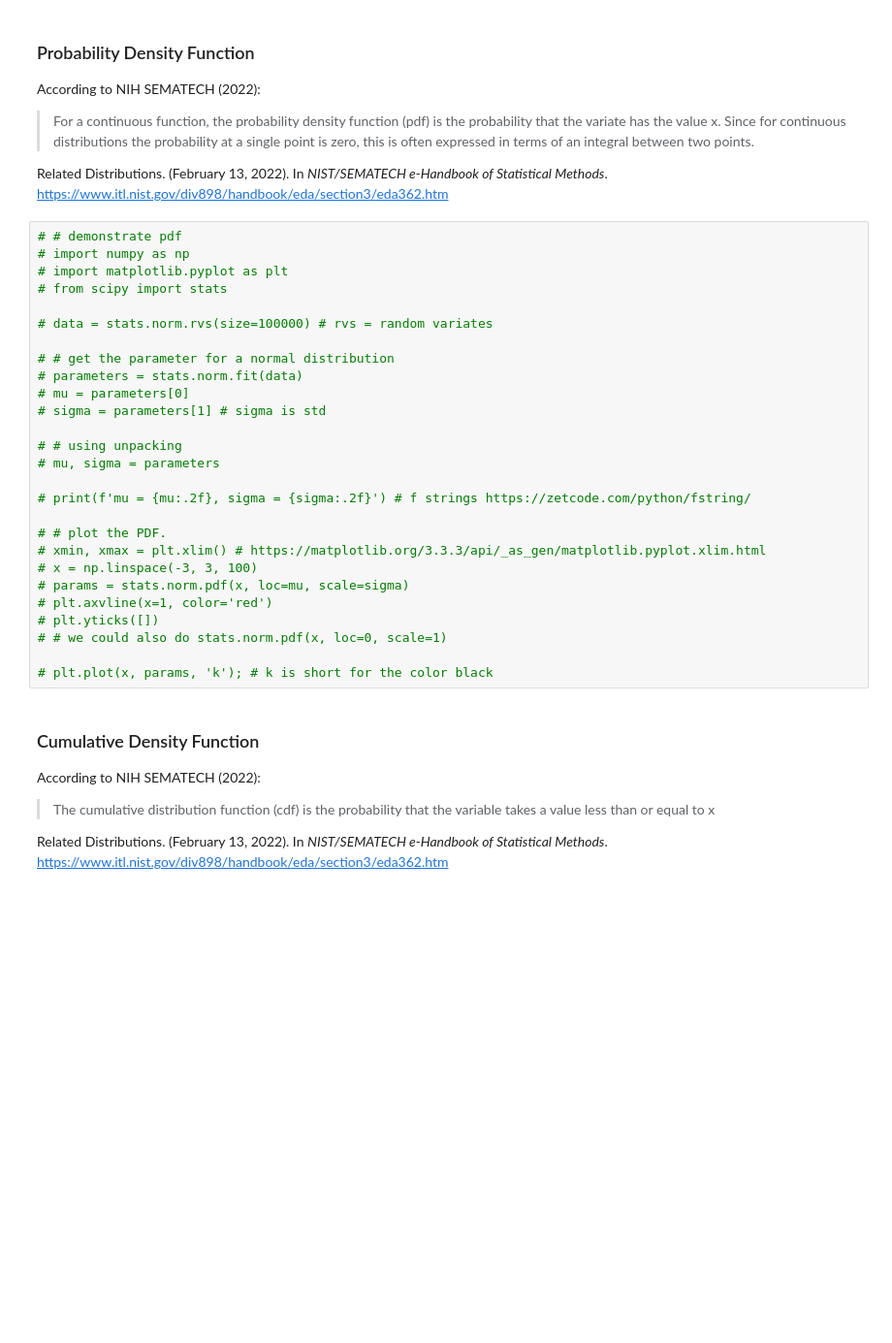
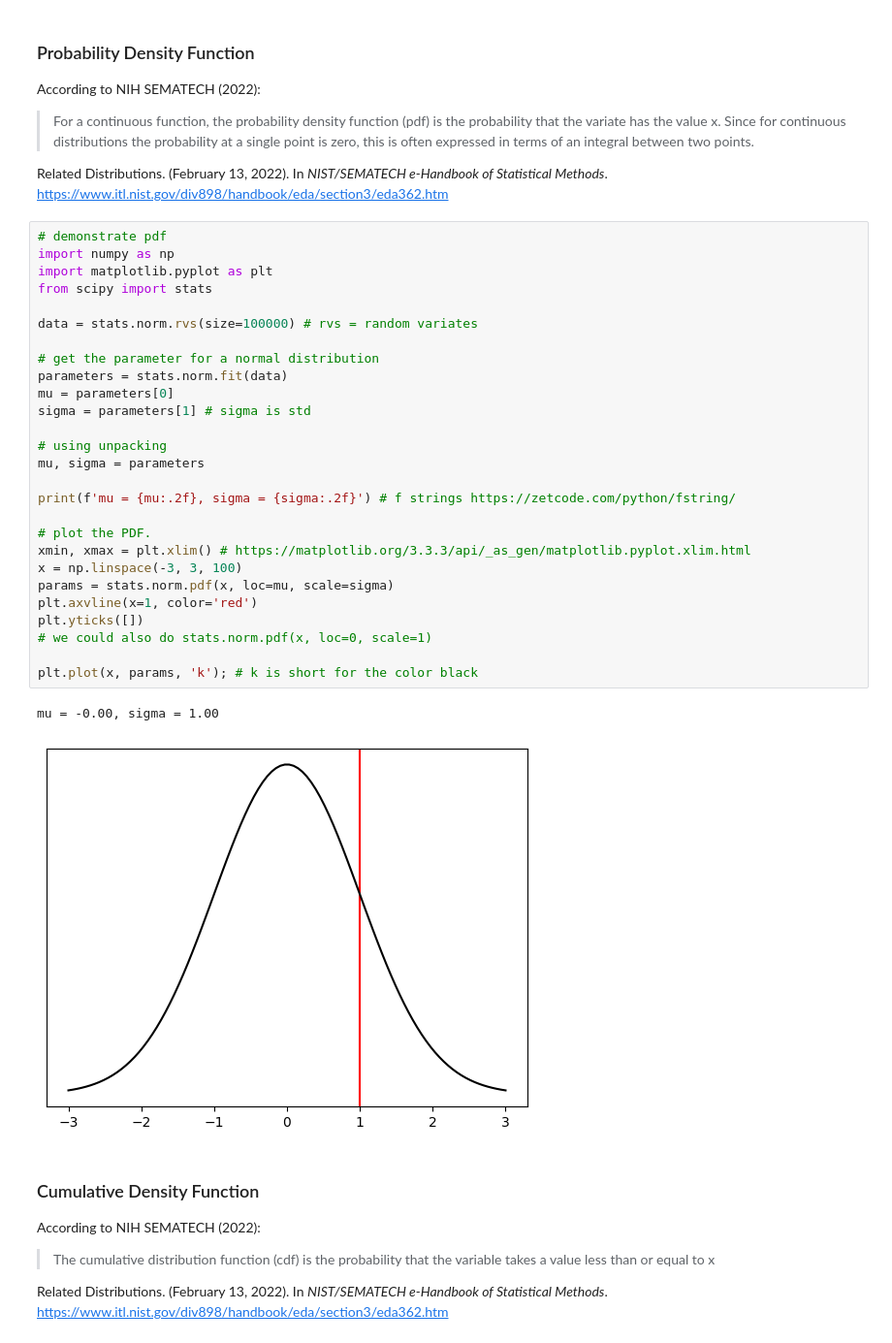
Before and after one commit to BeautyKabore/UNT-DTSC-4050, a Jupyter notebook: Week_05_Distribution/Week_05_Distributions.ipynb, the cells around one changed output. Shown: that part at 97% size. Saved outputs shown, nothing was run; the diff lists cells and outputs as text; blank space fills up the shorter version.

```diff
--- a/Week_05_Distribution/Week_05_Distributions.ipynb
+++ b/Week_05_Distribution/Week_05_Distributions.ipynb
@@ -148,32 +156,35 @@ According to NIH SEMATECH (2022):
 
 Related Distributions. (February 13, 2022). In *NIST/SEMATECH e-Handbook of Statistical Methods*. https://www.itl.nist.gov/div898/handbook/eda/section3/eda362.htm
 # %%
-# # demonstrate pdf
-# import numpy as np
-# import matplotlib.pyplot as plt
-# from scipy import stats
+# demonstrate pdf
+import numpy as np
+import matplotlib.pyplot as plt
+from scipy import stats
 
-# data = stats.norm.rvs(size=100000) # rvs = random variates
+data = stats.norm.rvs(size=100000) # rvs = random variates
 
-# # get the parameter for a normal distribution
-# parameters = stats.norm.fit(data)
-# mu = parameters[0]
-# sigma = parameters[1] # sigma is std
+# get the parameter for a normal distribution
+parameters = stats.norm.fit(data)
+mu = parameters[0]
+sigma = parameters[1] # sigma is std
 
-# # using unpacking
-# mu, sigma = parameters
+# using unpacking
+mu, sigma = parameters
 
-# print(f'mu = {mu:.2f}, sigma = {sigma:.2f}') # f strings https://zetcode.com/python/fstring/
+print(f'mu = {mu:.2f}, sigma = {sigma:.2f}') # f strings https://zetcode.com/python/fstring/
 
-# # plot the PDF.
-# xmin, xmax = plt.xlim() # https://matplotlib.org/3.3.3/api/_as_gen/matplotlib.pyplot.xlim.html
-# x = np.linspace(-3, 3, 100)
-# params = stats.norm.pdf(x, loc=mu, scale=sigma)
-# plt.axvline(x=1, color='red')
-# plt.yticks([])
-# # we could also do stats.norm.pdf(x, loc=0, scale=1)
+# plot the PDF.
+xmin, xmax = plt.xlim() # https://matplotlib.org/3.3.3/api/_as_gen/matplotlib.pyplot.xlim.html
+x = np.linspace(-3, 3, 100)
+params = stats.norm.pdf(x, loc=mu, scale=sigma)
+plt.axvline(x=1, color='red')
+plt.yticks([])
+# we could also do stats.norm.pdf(x, loc=0, scale=1)
 
-# plt.plot(x, params, 'k'); # k is short for the color black
+plt.plot(x, params, 'k'); # k is short for the color black
+# %% [output]
+mu = -0.00, sigma = 1.00
+[figure, added]
 # %% [markdown]
 ### Cumulative Density Function
 
```
Also changed, not shown: parts of 47 cells of this notebook.
